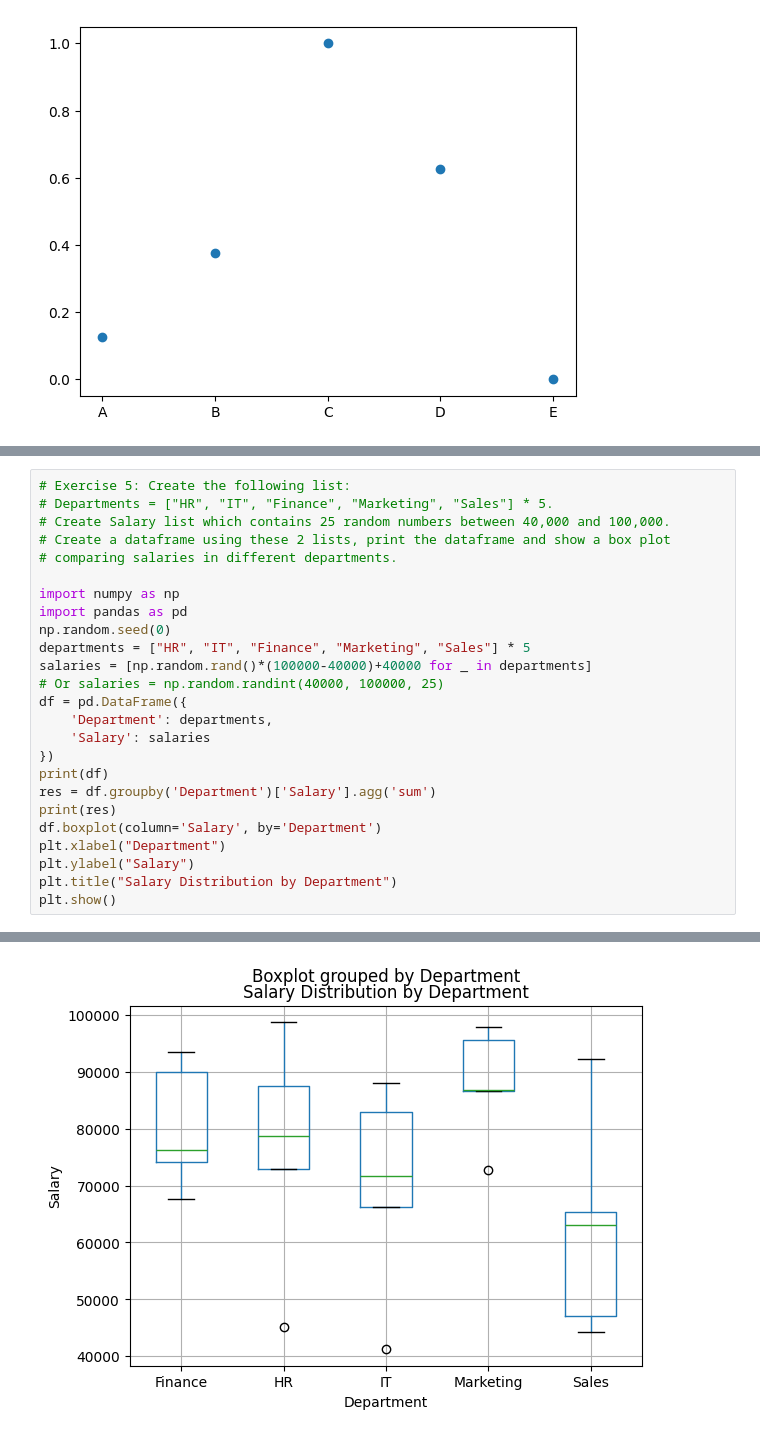
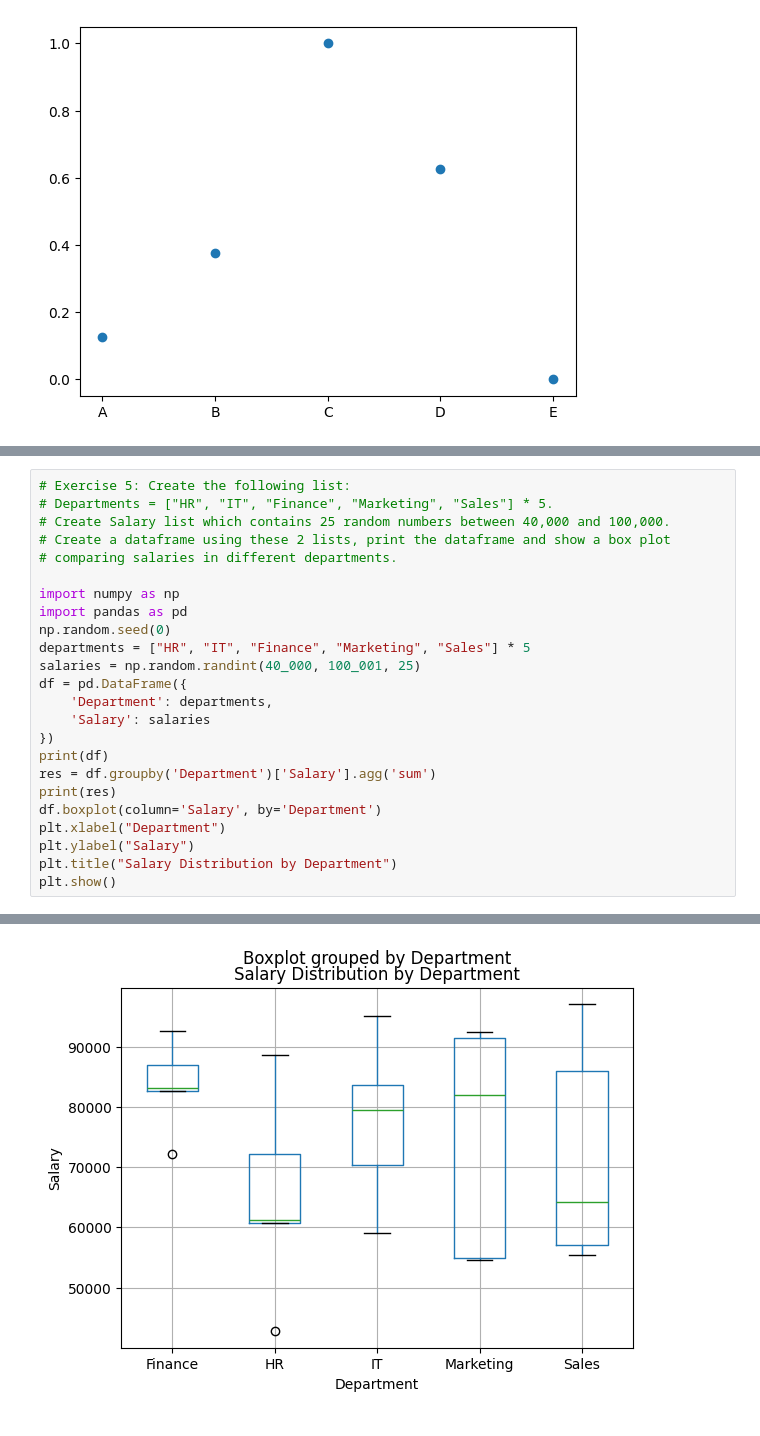
Before and after one commit to CypherKingdom/DataAnalysisPython, a Jupyter notebook: plotting.ipynb, the cells around one changed output, grey strips where cells are left out. Drawn from its saved outputs; the diff is of its cells as text.

```diff
--- a/plotting.ipynb
+++ b/plotting.ipynb
@@ -133,8 +131,7 @@ import numpy as np
 import pandas as pd
 np.random.seed(0)
 departments = ["HR", "IT", "Finance", "Marketing", "Sales"] * 5
-salaries = [np.random.rand()*(100000-40000)+40000 for _ in departments]
-# Or salaries = np.random.randint(40000, 100000, 25)
+salaries = np.random.randint(40_000, 100_001, 25)
 df = pd.DataFrame({
     'Department': departments,
     'Salary': salaries
@@ -168,4 +165,4 @@ Name: Salary, dtype: float64
-[figure, old version]
+[figure, new version]
 # %%
 # Exercise 6:
 # Create a square matrix M of dimension 10*10 M(Xij, where X is a
```
Also changed, not shown: parts of 9 cells of this notebook, 15 other files.
